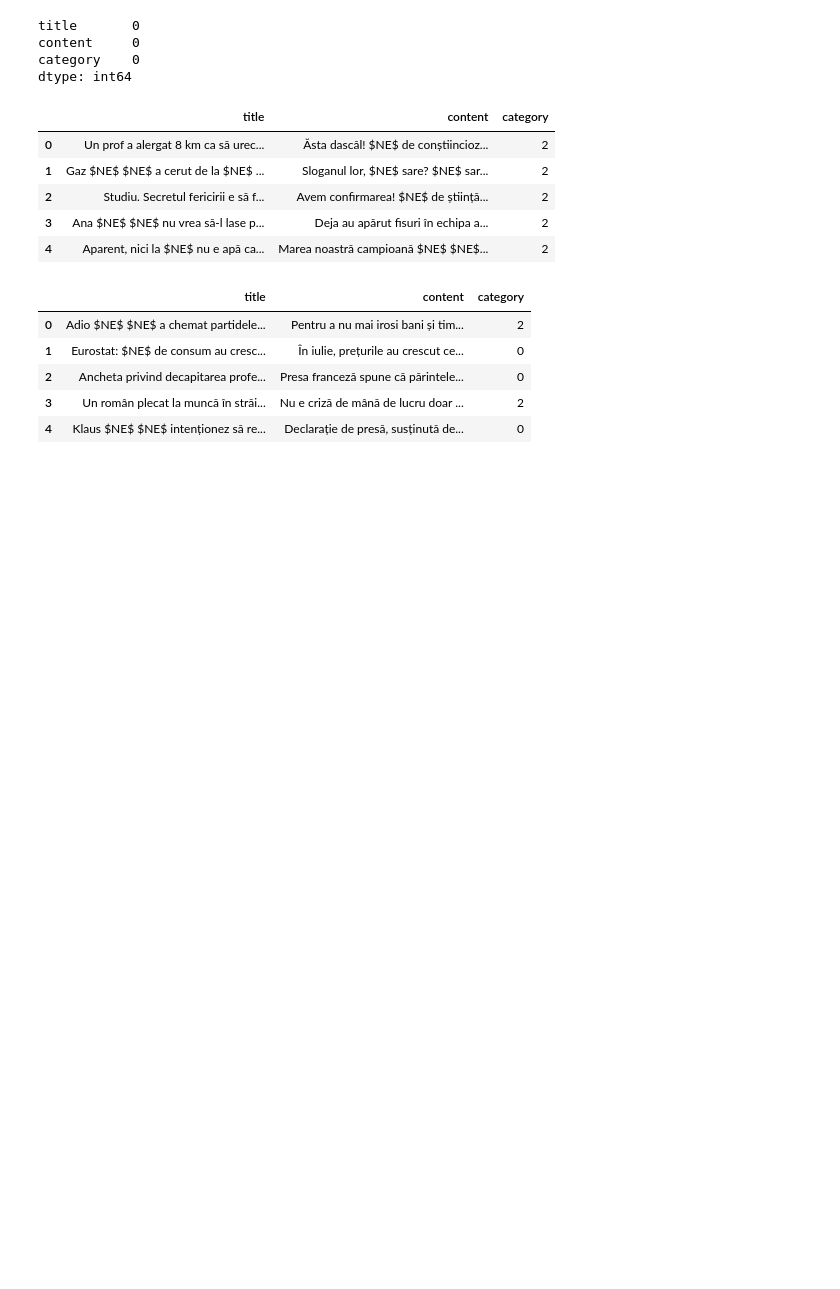
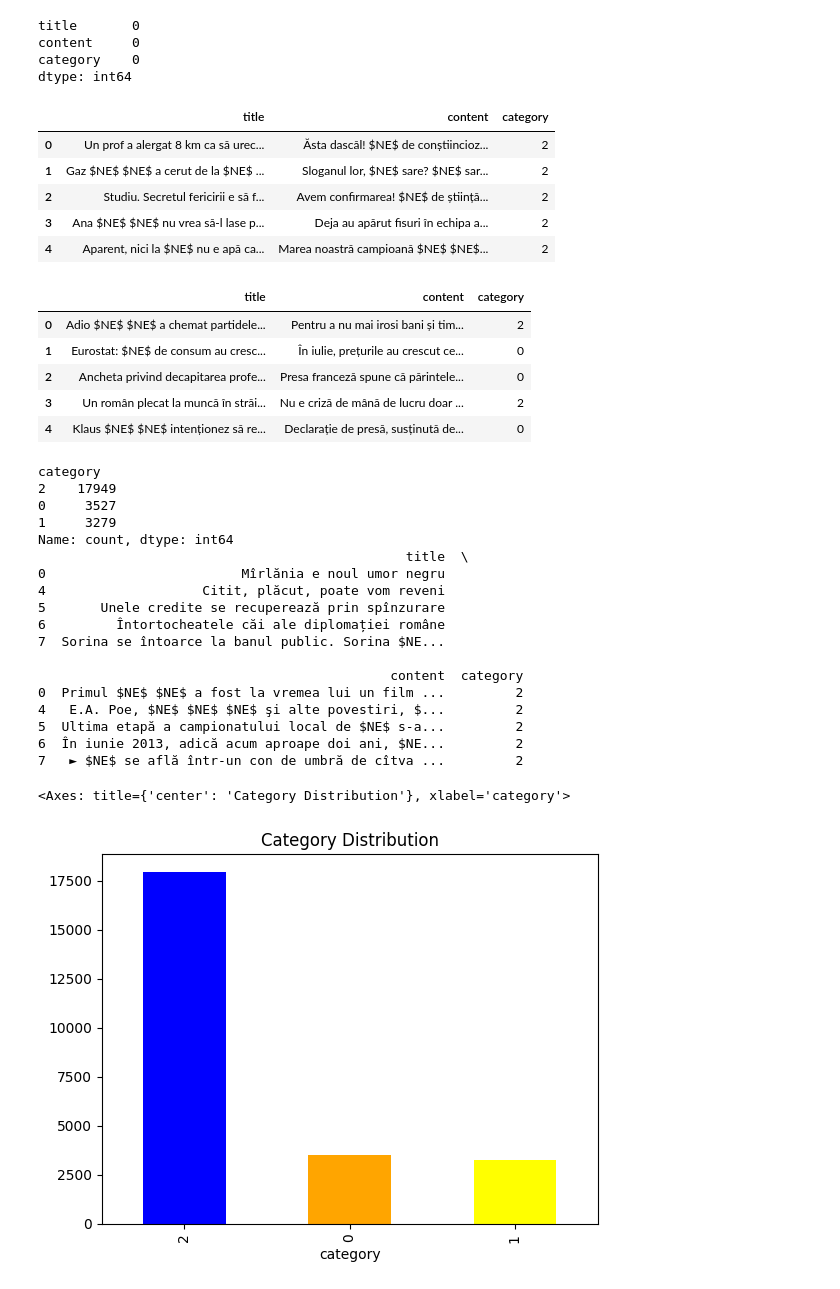
Before and after one commit to IoanaGabor/code_analysis_project, a Jupyter notebook: roclico-saroco/data_aggregation.ipynb, the cells around one changed output. Drawn from its saved outputs; the diff is of its cells as text; code cells hidden in the pictures; blank space fills up the shorter version.

```diff
--- a/roclico-saroco/data_aggregation.ipynb
+++ b/roclico-saroco/data_aggregation.ipynb
@@ -187,3 +187,34 @@ test_merged.head()
 | 4 | Klaus $NE$ $NE$ intenționez să re... | Declarație de presă, susținută de... | 0 |
 # %%
 test_merged.to_csv('test_merged.csv', index=False)
+# %%
+train_merged = pd.read_csv('train_merged.csv')
+# %%
+# Value counts of the category
+print(train_merged['category'].value_counts())
+
+print(train_merged[train_merged['category'] == 2].head())
+
+# Visualize the distribution
+train_merged['category'].value_counts().plot(kind='bar', color=['blue', 'orange', 'yellow'], title='Category Distribution')
+# %% [output]
+category
+2    17949
+0     3527
+1     3279
+Name: count, dtype: int64
+                                               title  \
+0                         Mîrlănia e noul umor negru
+4                    Citit, plăcut, poate vom reveni
+5       Unele credite se recuperează prin spînzurare
+6         Întortocheatele căi ale diplomației române
+7  Sorina se întoarce la banul public. Sorina $NE...
+
+                                             content  category
+0  Primul $NE$ $NE$ a fost la vremea lui un film ...         2
+4   E.A. Poe, $NE$ $NE$ $NE$ şi alte povestiri, $...         2
+5  Ultima etapă a campionatului local de $NE$ s-a...         2
+6  În iunie 2013, adică acum aproape doi ani, $NE...         2
+7   ► $NE$ se află într-un con de umbră de cîtva ...         2
+<Axes: title={'center': 'Category Distribution'}, xlabel='category'>
+[figure, added]
```
Also changed, not shown: parts of 4 cells of this notebook.
